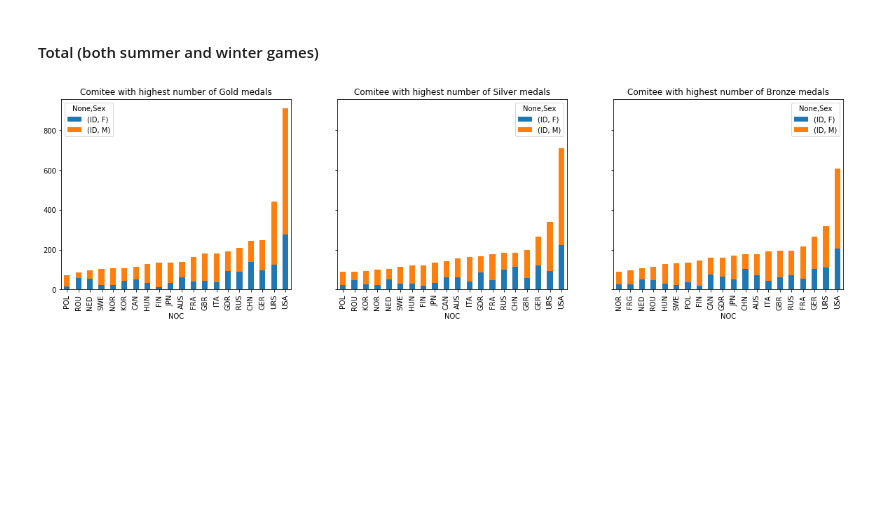
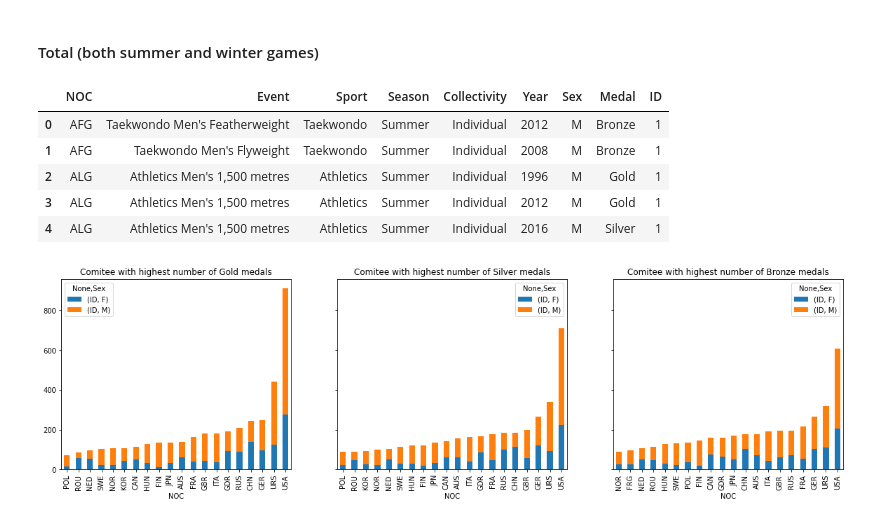
Before and after one commit to com-480-data-visualization/com-480-project-knn-viz, a Jupyter notebook: data_exploration.ipynb, the cells around one changed output. Drawn from its saved outputs; the diff is of its cells as text; code cells hidden in the pictures; blank space fills up the shorter version.

```diff
--- a/data_exploration.ipynb
+++ b/data_exploration.ipynb
@@ -468,11 +479,21 @@ sports_type_unstack.assign(tmp=sports_type_unstack.sum(axis=1)).\
 # %% [markdown]
 #### Total (both summer and winter games)
 # %%
-medals = df_athletes.dropna().groupby(['NOC', 'Event', 'Collectivity', 'Year', 'Sex', 'Medal'], \
-                as_index=False).count()\
-                [['NOC', 'Event', 'Collectivity', 'Year', 'Sex', 'Medal', 'ID']]
+medals = df_athletes.dropna().groupby(['NOC', 'Event', 'Sport', 'Season', 'Collectivity',\
+                'Year', 'Sex', 'Medal'], as_index=False).count()\
+                [['NOC', 'Event', 'Sport', 'Season', 'Collectivity', 'Year', 'Sex', \
+                  'Medal', 'ID']]
 
 medals.loc[medals['Collectivity']=='Team', 'ID'] = 1
+# %%
+medals.head()
+# %% [output]
+|  | NOC | Event | Sport | Season | Collectivity | Year | Sex | Medal | ID |
+| 0 | AFG | Taekwondo Men's Featherweight | Taekwondo | Summer | Individual | 2012 | M | Bronze | 1 |
+| 1 | AFG | Taekwondo Men's Flyweight | Taekwondo | Summer | Individual | 2008 | M | Bronze | 1 |
+| 2 | ALG | Athletics Men's 1,500 metres | Athletics | Summer | Individual | 1996 | M | Gold | 1 |
+| 3 | ALG | Athletics Men's 1,500 metres | Athletics | Summer | Individual | 2012 | M | Gold | 1 |
+| 4 | ALG | Athletics Men's 1,500 metres | Athletics | Summer | Individual | 2016 | M | Silver | 1 |
 # %%
 medals_country = medals.groupby(['Sex', 'NOC', 'Medal']).sum().reset_index()[['Sex', 'NOC', 'Medal', 'ID']]
 # %%
```
Also changed, not shown: parts of 4 cells of this notebook, 4 other files.
